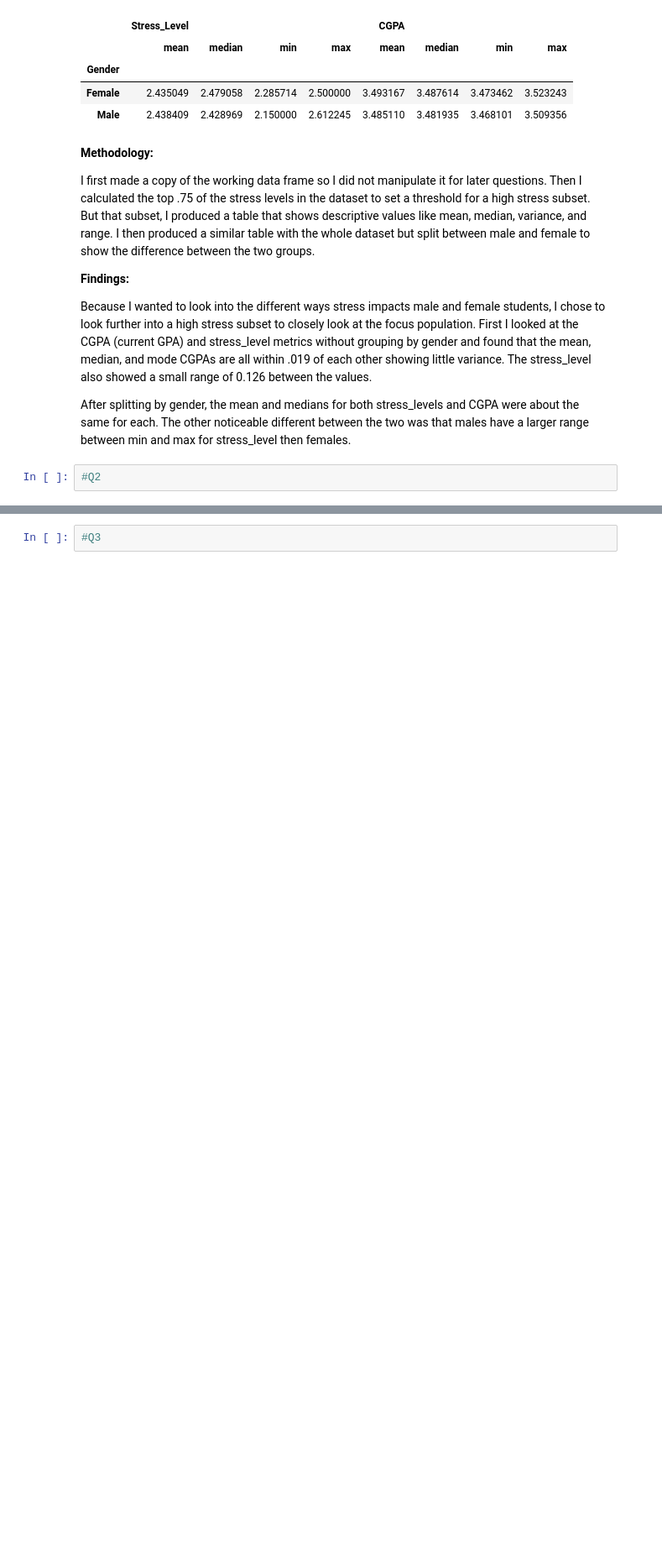
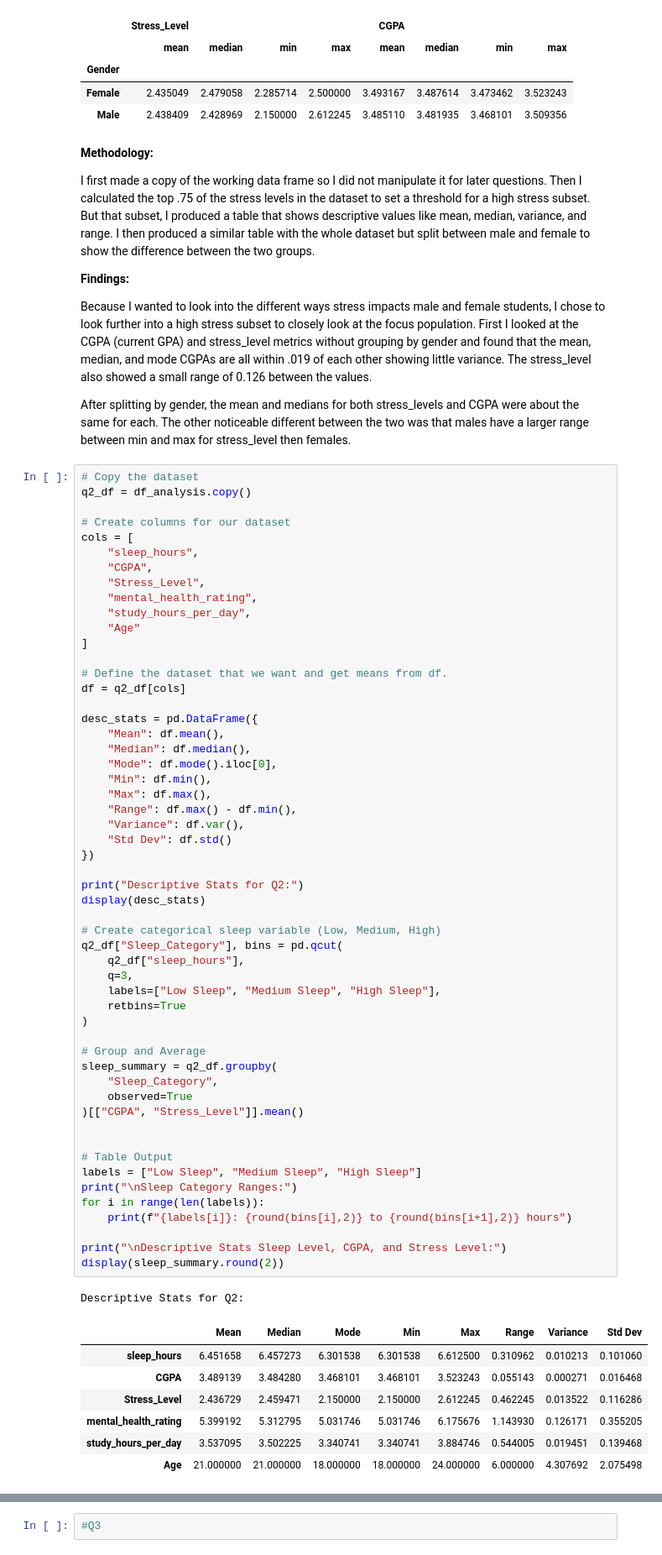
Before and after one commit to rebeccafalash/project_2_618, a Jupyter notebook: project1_v2.ipynb, the cells around one changed output, grey strips where cells are left out. Shown at 84% size. Saved outputs shown, nothing was run; the diff lists cells and outputs as text; blank space fills up the shorter version.

```diff
--- a/project1_v2.ipynb
+++ b/project1_v2.ipynb
@@ -131,4 +210,65 @@ Because I wanted to look into the different ways stress impacts male and female
 
 After splitting by gender, the mean and medians for both stress_levels and CGPA were about the same for each. The other noticeable different between the two was that males have a larger range between min and max for stress_level then females.
 # %%
-#Q2
+# Copy the dataset
+q2_df = df_analysis.copy()
+
+# Create columns for our dataset
+cols = [
+    "sleep_hours",
+    "CGPA",
+    "Stress_Level",
+    "mental_health_rating",
+    "study_hours_per_day",
+    "Age"
+]
+
+# Define the dataset that we want and get means from df.
+df = q2_df[cols]
+
+desc_stats = pd.DataFrame({
+    "Mean": df.mean(),
+    "Median": df.median(),
+    "Mode": df.mode().iloc[0],
+    "Min": df.min(),
+    "Max": df.max(),
+    "Range": df.max() - df.min(),
+    "Variance": df.var(),
+    "Std Dev": df.std()
+})
+
+print("Descriptive Stats for Q2:")
+display(desc_stats)
+
+# Create categorical sleep variable (Low, Medium, High)
+q2_df["Sleep_Category"], bins = pd.qcut(
+    q2_df["sleep_hours"],
+    q=3,
+    labels=["Low Sleep", "Medium Sleep", "High Sleep"],
+    retbins=True
+)
+
+# Group and Average
+sleep_summary = q2_df.groupby(
+    "Sleep_Category",
+    observed=True
+)[["CGPA", "Stress_Level"]].mean()
+
+
+# Table Output
+labels = ["Low Sleep", "Medium Sleep", "High Sleep"]
+print("\nSleep Category Ranges:")
+for i in range(len(labels)):
+    print(f"{labels[i]}: {round(bins[i],2)} to {round(bins[i+1],2)} hours")
+
+print("\nDescriptive Stats Sleep Level, CGPA, and Stress Level:")
+display(sleep_summary.round(2))
+# %% [output]
+Descriptive Stats for Q2:
+|  | Mean | Median | Mode | Min | Max | Range | Variance | Std Dev |
+| sleep_hours | 6.451658 | 6.457273 | 6.301538 | 6.301538 | 6.612500 | 0.310962 | 0.010213 | 0.101060 |
+| CGPA | 3.489139 | 3.484280 | 3.468101 | 3.468101 | 3.523243 | 0.055143 | 0.000271 | 0.016468 |
+| Stress_Level | 2.436729 | 2.459471 | 2.150000 | 2.150000 | 2.612245 | 0.462245 | 0.013522 | 0.116286 |
+| mental_health_rating | 5.399192 | 5.312795 | 5.031746 | 5.031746 | 6.175676 | 1.143930 | 0.126171 | 0.355205 |
+| study_hours_per_day | 3.537095 | 3.502225 | 3.340741 | 3.340741 | 3.884746 | 0.544005 | 0.019451 | 0.139468 |
+| Age | 21.000000 | 21.000000 | 18.000000 | 18.000000 | 24.000000 | 6.000000 | 4.307692 | 2.075498 |
```
Also changed, not shown: parts of 17 cells of this notebook.
